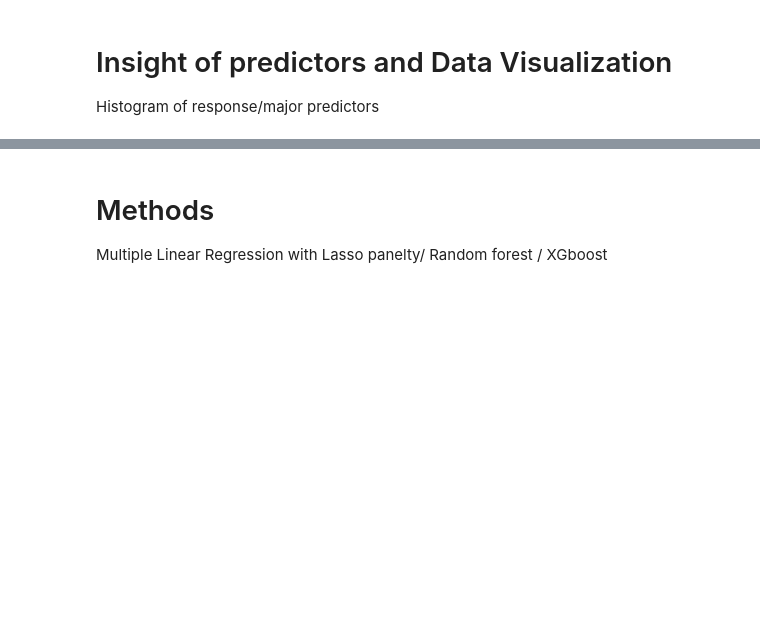
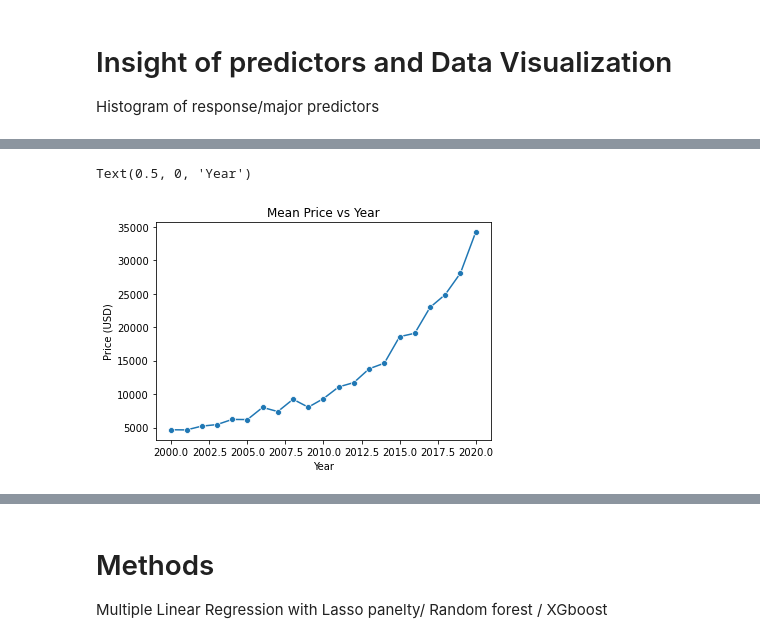
Before and after one commit to Delores404/DataSciFinal, a Jupyter notebook: FINAL.ipynb, the cells around one changed output, grey strips where cells are left out. Drawn from its saved outputs; the diff is of its cells as text; code cells hidden in the pictures; blank space fills up the shorter version.

```diff
--- a/FINAL.ipynb
+++ b/FINAL.ipynb
@@ -82,0 +92,10 @@ Histogram of response/major predictors
+# %%
+#Price vs year with mean of price
+mean = df.groupby(['year']).mean()
+sns.lineplot(range(2000,2021,1),mean.price,marker='o')
+plt.title('Mean Price vs Year')
+plt.ylabel('Price (USD)')
+plt.xlabel('Year')
+# %% [output]
+Text(0.5, 0, 'Year')
+[figure, added]
```
Also changed, not shown: parts of 9 cells of this notebook.
